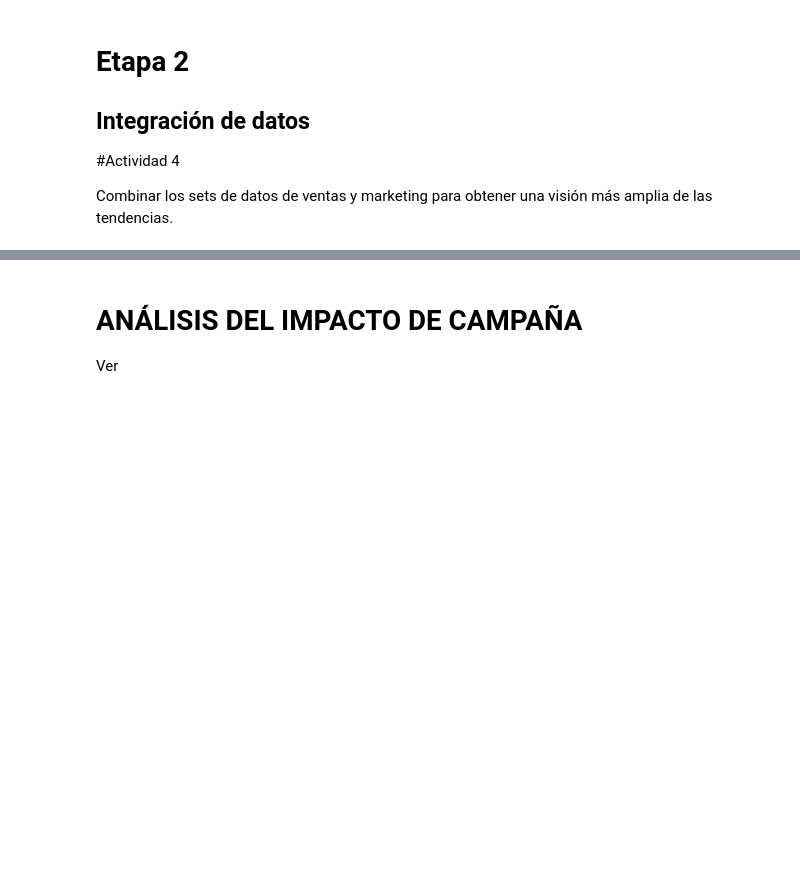
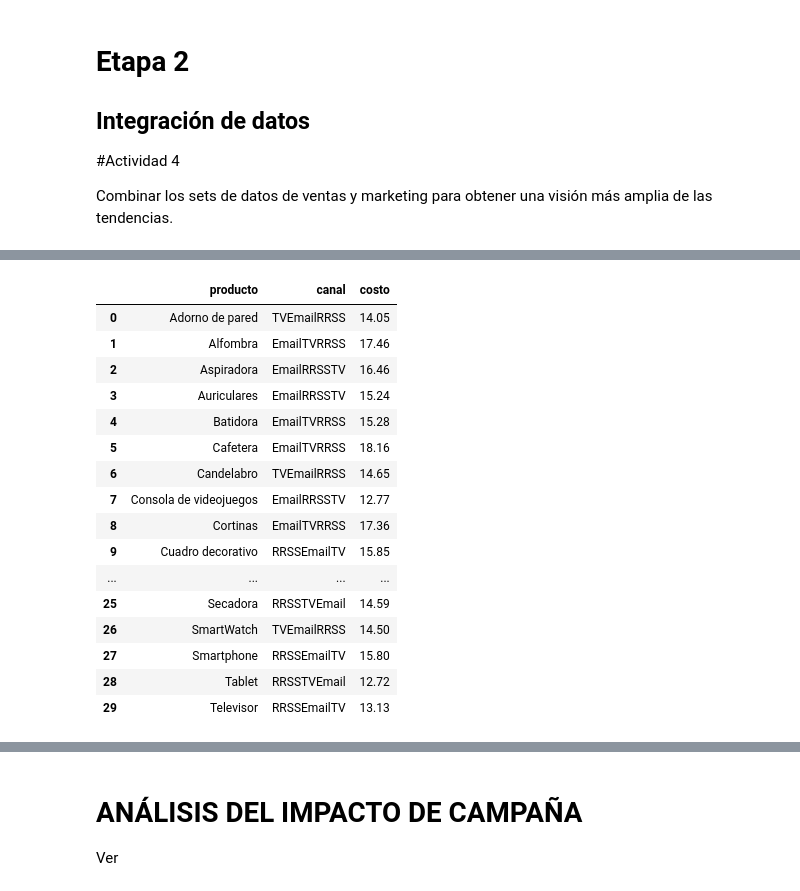
Before and after one commit to VASUDEVAKAMASWAMI/TT-2C2025-Data-Analitycs-Notebooks, a Jupyter notebook: Copia_de_pre_entrega.ipynb, the cells around one changed output, grey strips where cells are left out. Saved outputs shown, nothing was run; the diff lists cells and outputs as text; code cells hidden in the pictures; blank space fills up the shorter version.

```diff
--- a/Copia_de_pre_entrega.ipynb
+++ b/Copia_de_pre_entrega.ipynb
@@ -474,3 +545,6 @@ df_marketing['fecha_fin'] = pd.to_datetime(df_marketing['fecha_fin'], format="%d
+# %%
+# Redondear columna 'costo' a dos decimales
+df_marketing['costo'] = df_marketing['costo'].round(2)
 # %% [markdown]
 # Etapa 2
 ## Transformación de datos
@@ -550,0 +813,23 @@ df_marketing["producto"].nunique()
+# %%
+# 2) crear un nuevo df_cxp Paso 2: agrupar por columna
+
+df_cxp = df_cxp_sincol.groupby('producto', as_index=False)[['canal','costo']].sum()
+df_cxp
+# %% [output]
+|  | producto | canal | costo |
+| 0 | Adorno de pared | TVEmailRRSS | 14.05 |
+| 1 | Alfombra | EmailTVRRSS | 17.46 |
+| 2 | Aspiradora | EmailRRSSTV | 16.46 |
+| 3 | Auriculares | EmailRRSSTV | 15.24 |
+| 4 | Batidora | EmailTVRRSS | 15.28 |
+| 5 | Cafetera | EmailTVRRSS | 18.16 |
+| 6 | Candelabro | TVEmailRRSS | 14.65 |
+| 7 | Consola de videojuegos | EmailRRSSTV | 12.77 |
+| 8 | Cortinas | EmailTVRRSS | 17.36 |
+| 9 | Cuadro decorativo | RRSSEmailTV | 15.85 |
+| ... | ... | ... | ... |
+| 25 | Secadora | RRSSTVEmail | 14.59 |
+| 26 | SmartWatch | TVEmailRRSS | 14.50 |
+| 27 | Smartphone | RRSSEmailTV | 15.80 |
+| 28 | Tablet | RRSSTVEmail | 12.72 |
+| 29 | Televisor | RRSSEmailTV | 13.13 |
```
Also changed, not shown: parts of 55 cells of this notebook.
